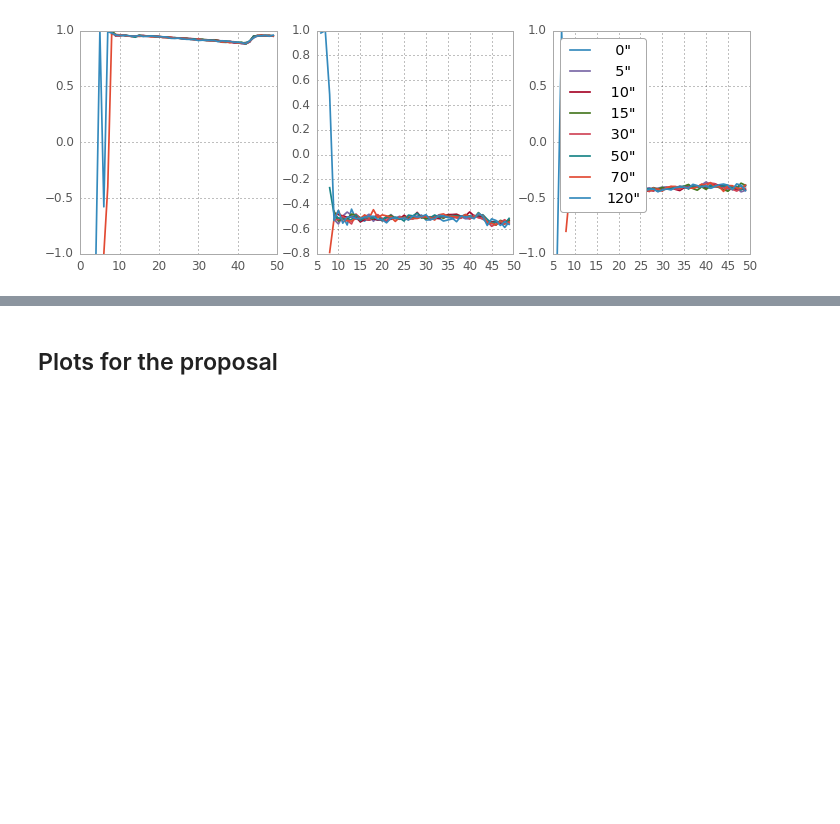
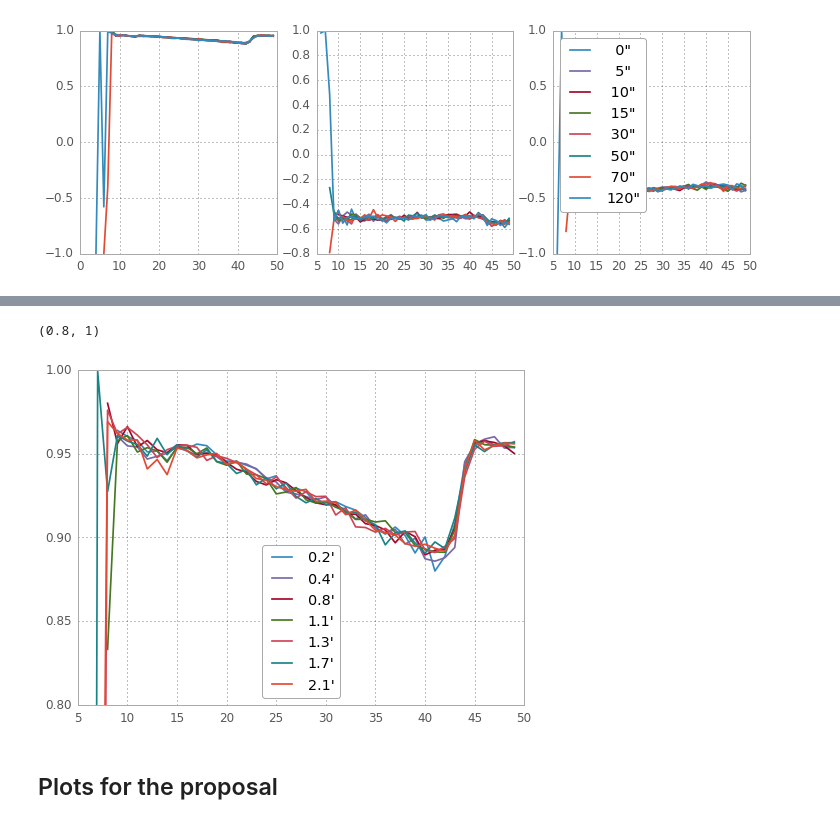
Before and after one commit to X-raypol/ray-trace, a Jupyter notebook: notebooks/REDSoXAeff.ipynb, the cells around one changed output, grey strips where cells are left out. Saved outputs shown, nothing was run; the diff lists cells and outputs as text; code cells hidden in the pictures; blank space fills up the shorter version.

```diff
--- a/notebooks/REDSoXAeff.ipynb
+++ b/notebooks/REDSoXAeff.ipynb
@@ -210,3 +238,11 @@ ax.legend()
+# %%
+for i in range(len(scatter)):
+    plt.plot(-scatter[i]['modulation'][:, 1],  label="{0:3.1f}'".format(np.rad2deg(scatter['inplane'][i]) * 60))
+plt.legend()
+plt.ylim([0.8, 1])
+# %% [output]
+(0.8, 1)
+[figure, added]
 # %% [markdown]
 ## Plots for the proposal
 # %%
```
Also changed, not shown: parts of 22 cells of this notebook.
